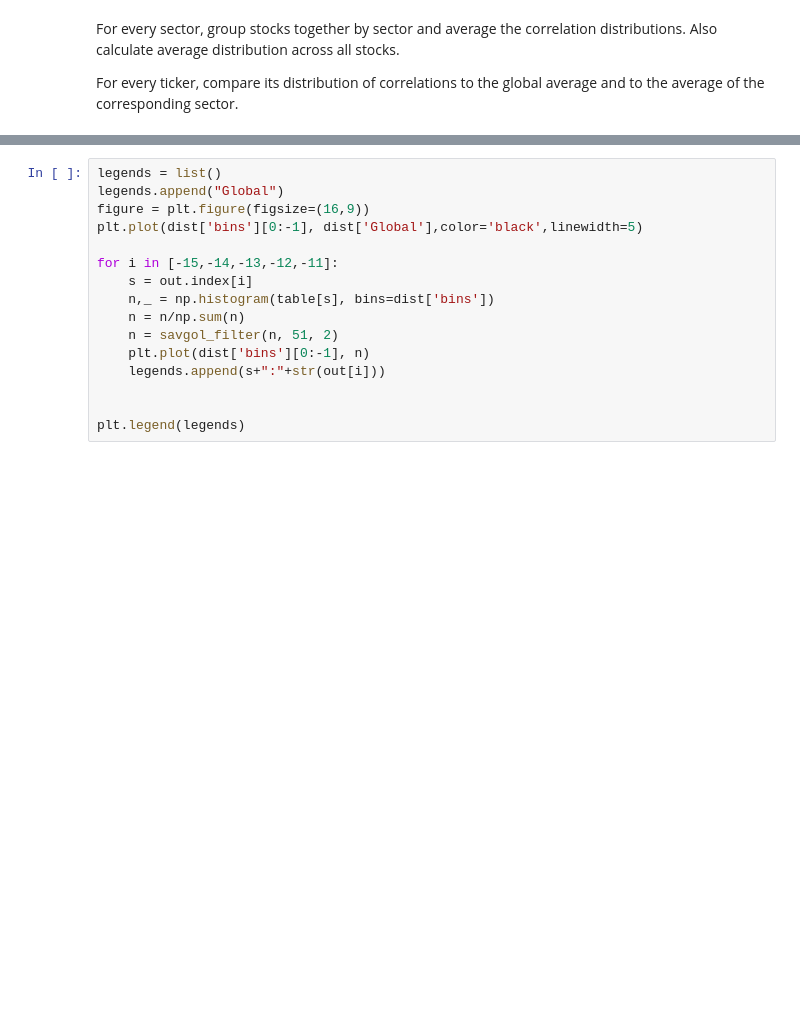
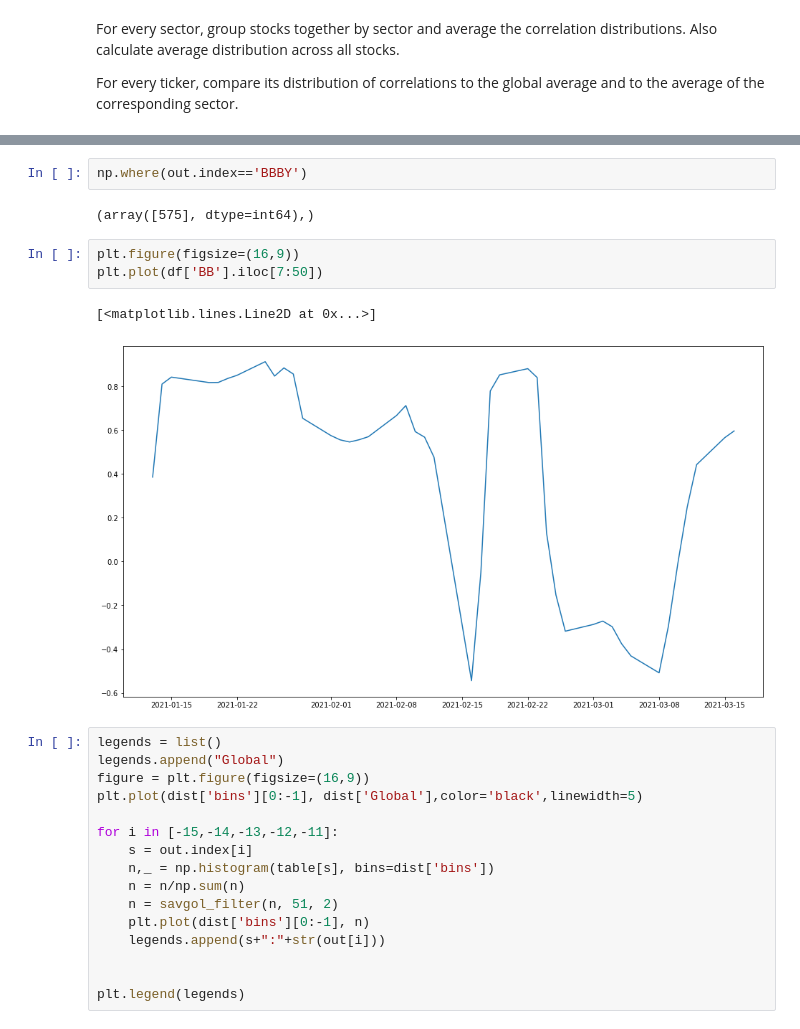
Before and after one commit to kirpi-1/stocks, a Jupyter notebook: notes.ipynb, the cells around one changed output, grey strips where cells are left out. Cells and saved outputs as stored; diff of their text form; blank space fills up the shorter version.

```diff
--- a/notes.ipynb
+++ b/notes.ipynb
@@ -149,3 +314,13 @@ LinAlgError: SVD did not converge in Linear Least Squares
+# %%
+np.where(out.index=='BBBY')
+# %% [output]
+(array([575], dtype=int64),)
+# %%
+plt.figure(figsize=(16,9))
+plt.plot(df['BB'].iloc[7:50])
+# %% [output]
+[<matplotlib.lines.Line2D at 0x...>]
+[figure, added]
 # %%
 legends = list()
 legends.append("Global")
```
Also changed, not shown: parts of 18 cells of this notebook, 5 other files.
